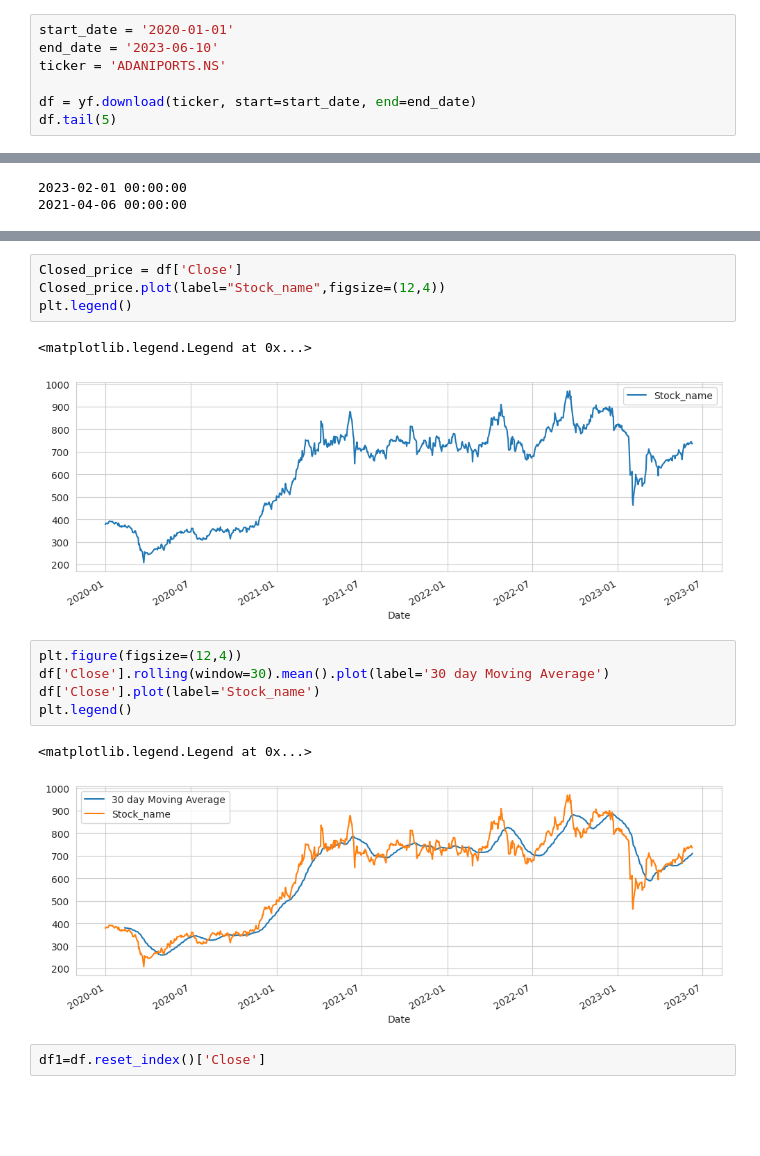
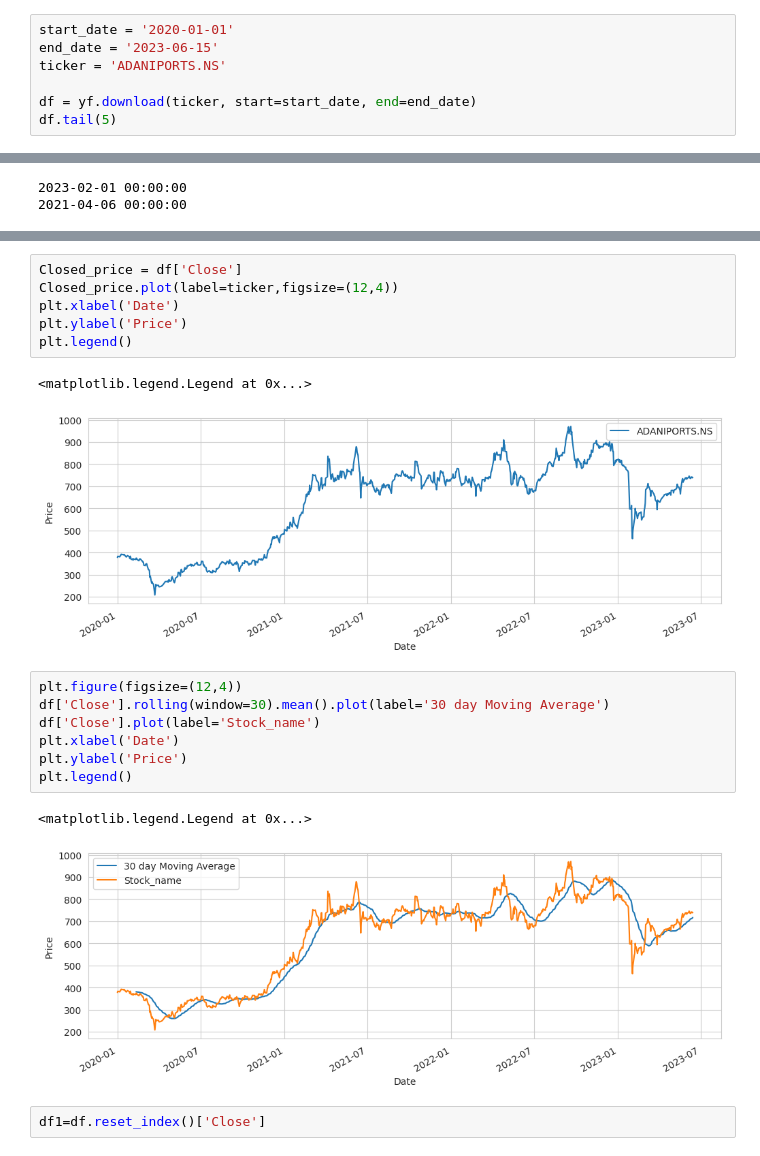
Before and after one commit to vbhsharma7/stock_price_prediction, a Jupyter notebook: stock_prediction.ipynb, the cells around one changed output, grey strips where cells are left out. Saved outputs shown, nothing was run; the diff lists cells and outputs as text; blank space fills up the shorter version.

```diff
--- a/stock_prediction.ipynb
+++ b/stock_prediction.ipynb
@@ -19,7 +19,7 @@ from sklearn.svm import SVR
 from sklearn.metrics import r2_score,mean_absolute_error,mean_squared_error
 # %%
 start_date = '2020-01-01'
-end_date = '2023-06-10'
+end_date = '2023-06-15'
 ticker = 'ADANIPORTS.NS'
 
 df = yf.download(ticker, start=start_date, end=end_date)
@@ -109,18 +111,22 @@ plt.legend()
 # %%
 Closed_price = df['Close']
-Closed_price.plot(label="Stock_name",figsize=(12,4))
+Closed_price.plot(label=ticker,figsize=(12,4))
+plt.xlabel('Date')
+plt.ylabel('Price')
 plt.legend()
 # %% [output]
 <matplotlib.legend.Legend at 0x...>
-[figure, old version]
+[figure, new version]
 # %%
 plt.figure(figsize=(12,4))
 df['Close'].rolling(window=30).mean().plot(label='30 day Moving Average')
 df['Close'].plot(label='Stock_name')
+plt.xlabel('Date')
+plt.ylabel('Price')
 plt.legend()
 # %% [output]
 <matplotlib.legend.Legend at 0x...>
-[figure, old version]
+[figure, new version]
 # %%
 df1=df.reset_index()['Close']
 # %%
```
Also changed, not shown: parts of 22 cells of this notebook.
